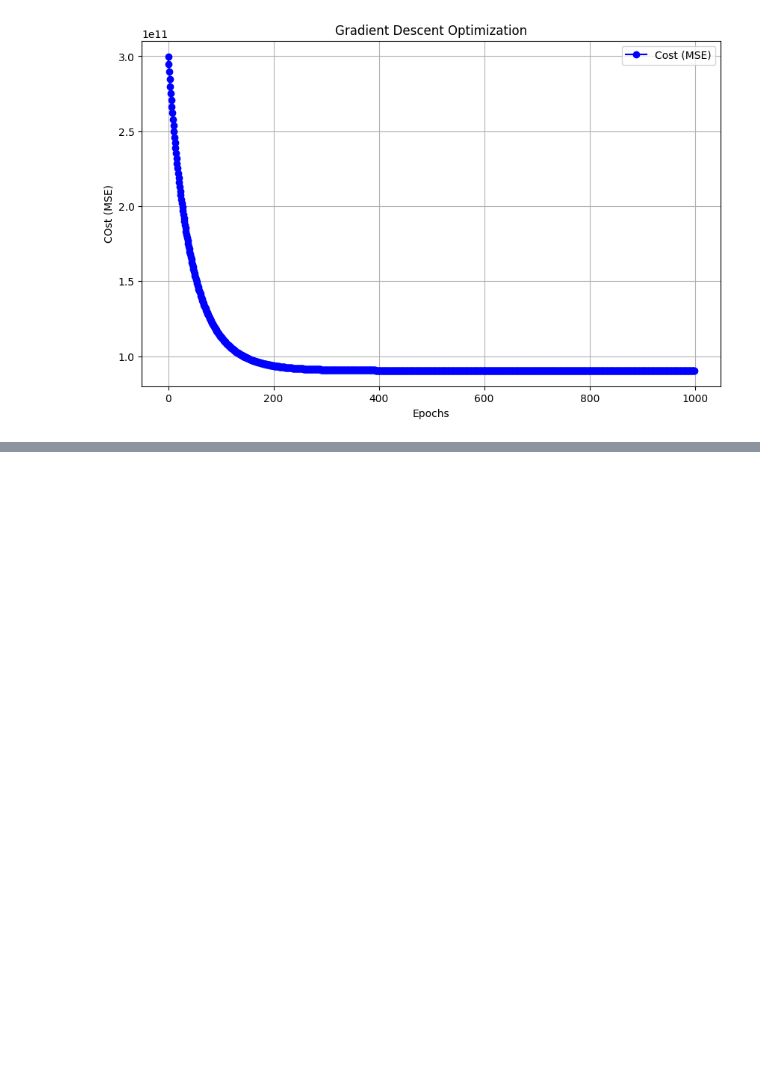
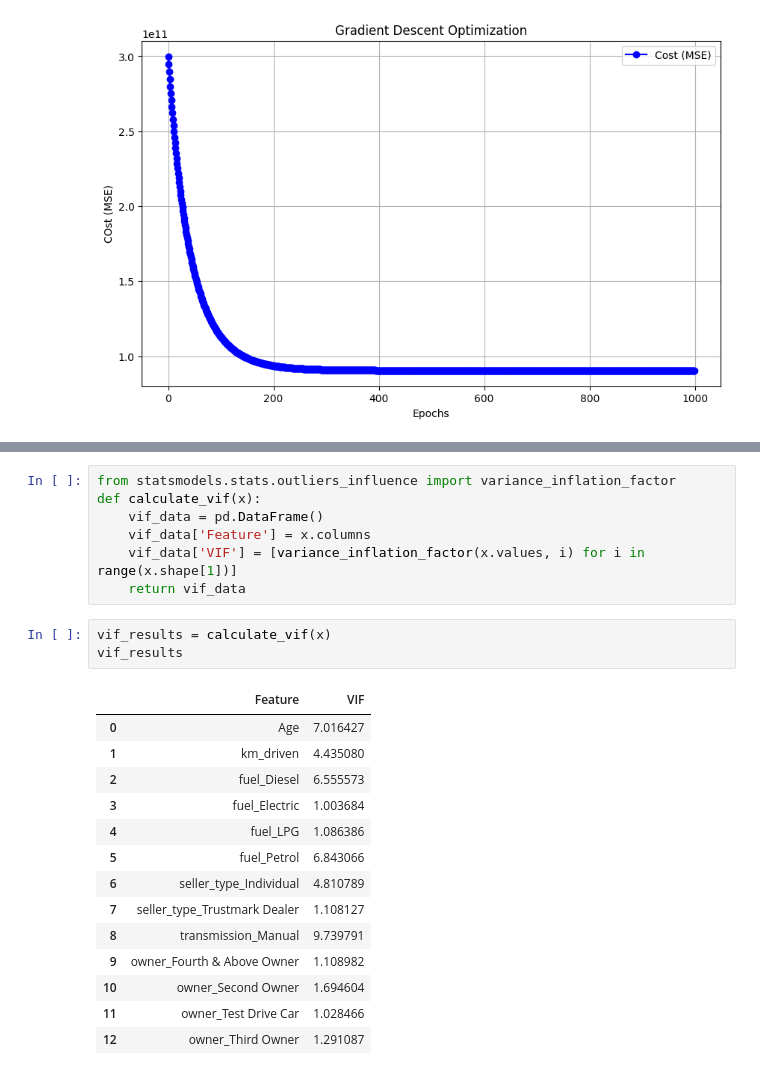
Before and after one commit to vishnusai2005/Gradient_Descent, a Jupyter notebook: Gradient Descent.ipynb, the cells around one changed output, grey strips where cells are left out. Cells and saved outputs as stored; diff of their text form; blank space fills up the shorter version.

```diff
--- a/Gradient Descent.ipynb
+++ b/Gradient Descent.ipynb
@@ -391,0 +441,25 @@ visualization_gradient_descent(cost_history)
+# %%
+from statsmodels.stats.outliers_influence import variance_inflation_factor
+def calculate_vif(x):
+    vif_data = pd.DataFrame()
+    vif_data['Feature'] = x.columns
+    vif_data['VIF'] = [variance_inflation_factor(x.values, i) for i in range(x.shape[1])]
+    return vif_data
+# %%
+vif_results = calculate_vif(x)
+vif_results
+# %% [output]
+|  | Feature | VIF |
+| 0 | Age | 7.016427 |
+| 1 | km_driven | 4.435080 |
+| 2 | fuel_Diesel | 6.555573 |
+| 3 | fuel_Electric | 1.003684 |
+| 4 | fuel_LPG | 1.086386 |
+| 5 | fuel_Petrol | 6.843066 |
+| 6 | seller_type_Individual | 4.810789 |
+| 7 | seller_type_Trustmark Dealer | 1.108127 |
+| 8 | transmission_Manual | 9.739791 |
+| 9 | owner_Fourth & Above Owner | 1.108982 |
+| 10 | owner_Second Owner | 1.694604 |
+| 11 | owner_Test Drive Car | 1.028466 |
+| 12 | owner_Third Owner | 1.291087 |
```
Also changed, not shown: parts of 29 cells of this notebook.
